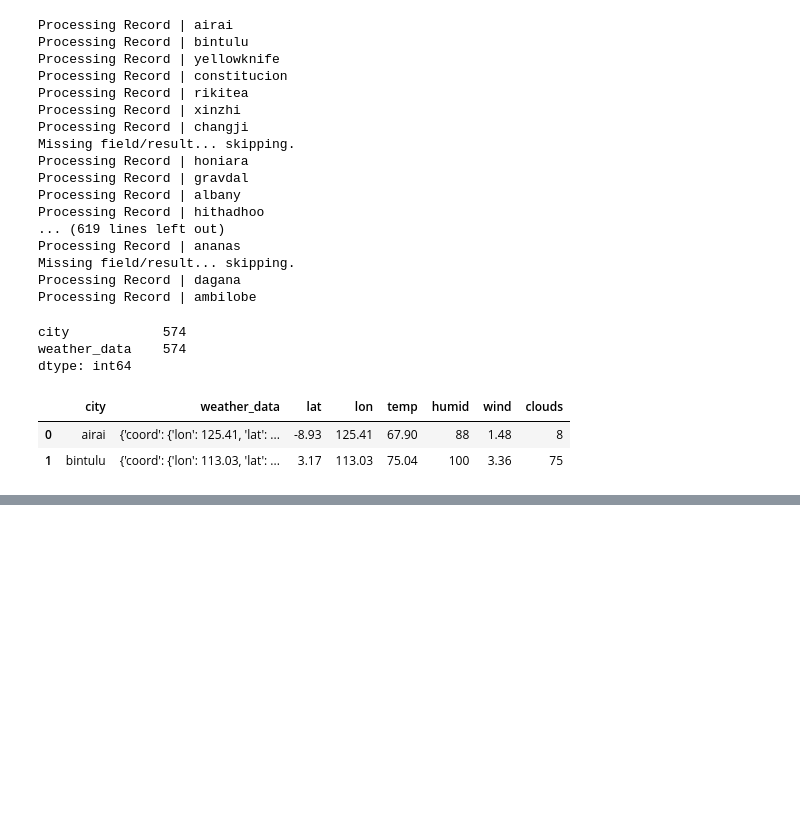
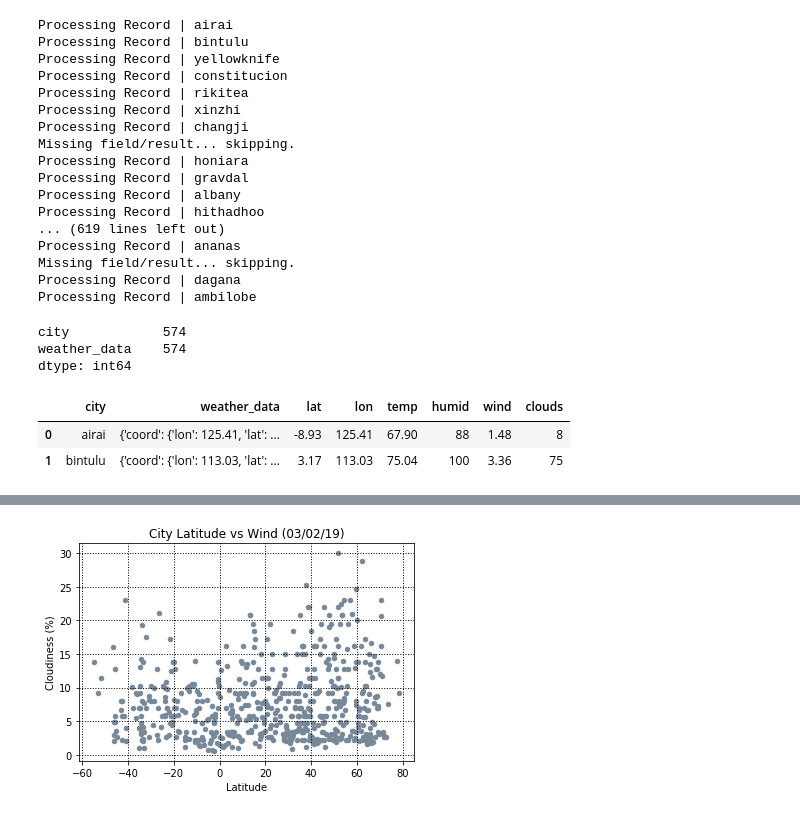
Before and after one commit to nomadtomas/global_weather, a Jupyter notebook: Global_Weather.ipynb, the cells around one changed output, grey strips where cells are left out. Cells and saved outputs as stored; diff of their text form; code cells hidden in the pictures; blank space fills up the shorter version.

```diff
--- a/Global_Weather.ipynb
+++ b/Global_Weather.ipynb
@@ -167,2 +168,6 @@ The hottest city in the dataframe is Mama, at 95.0
+# %%
+get_plots('wind', 'lightslategray')
+# %% [output]
+[figure, added]
 # %%
 send_csv = df.to_csv('weather_data.csv', index=False)
```
Also changed, not shown: parts of 9 cells of this notebook.
